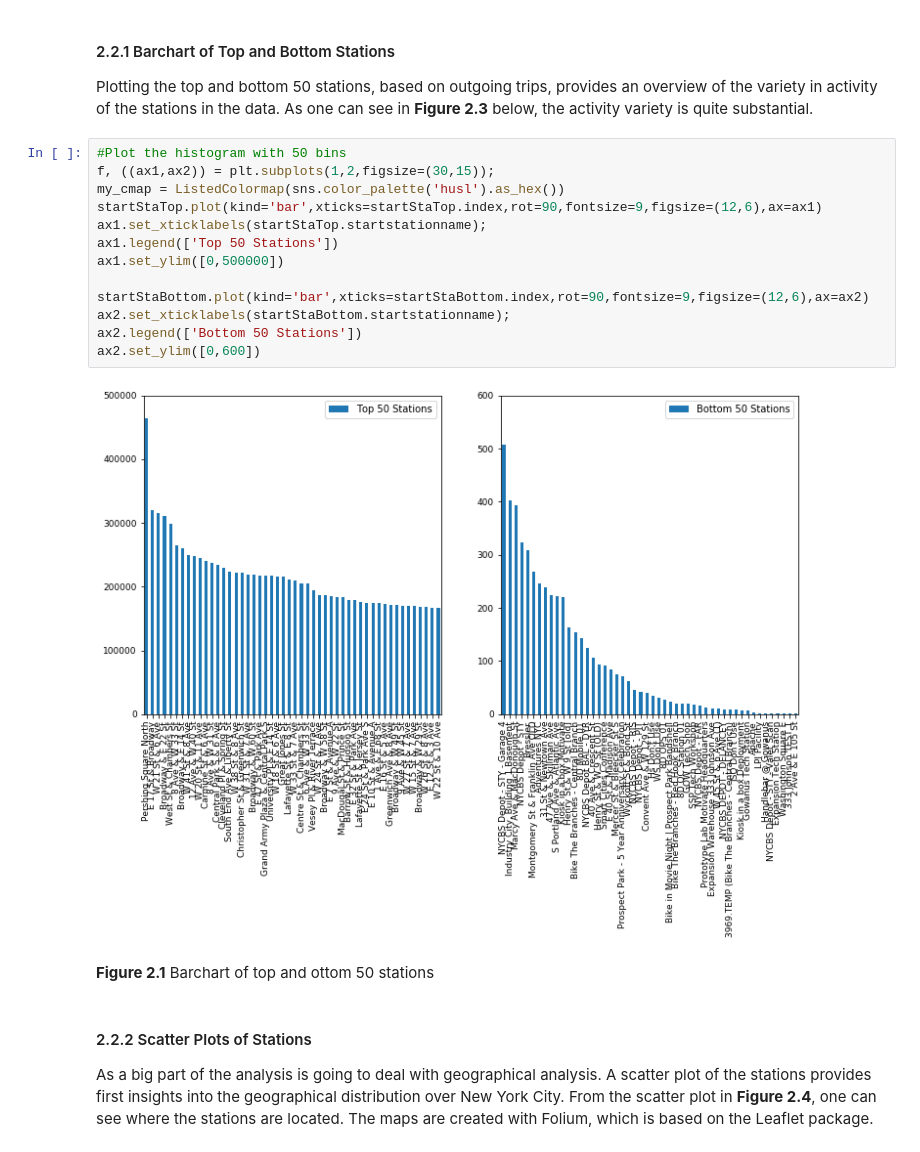
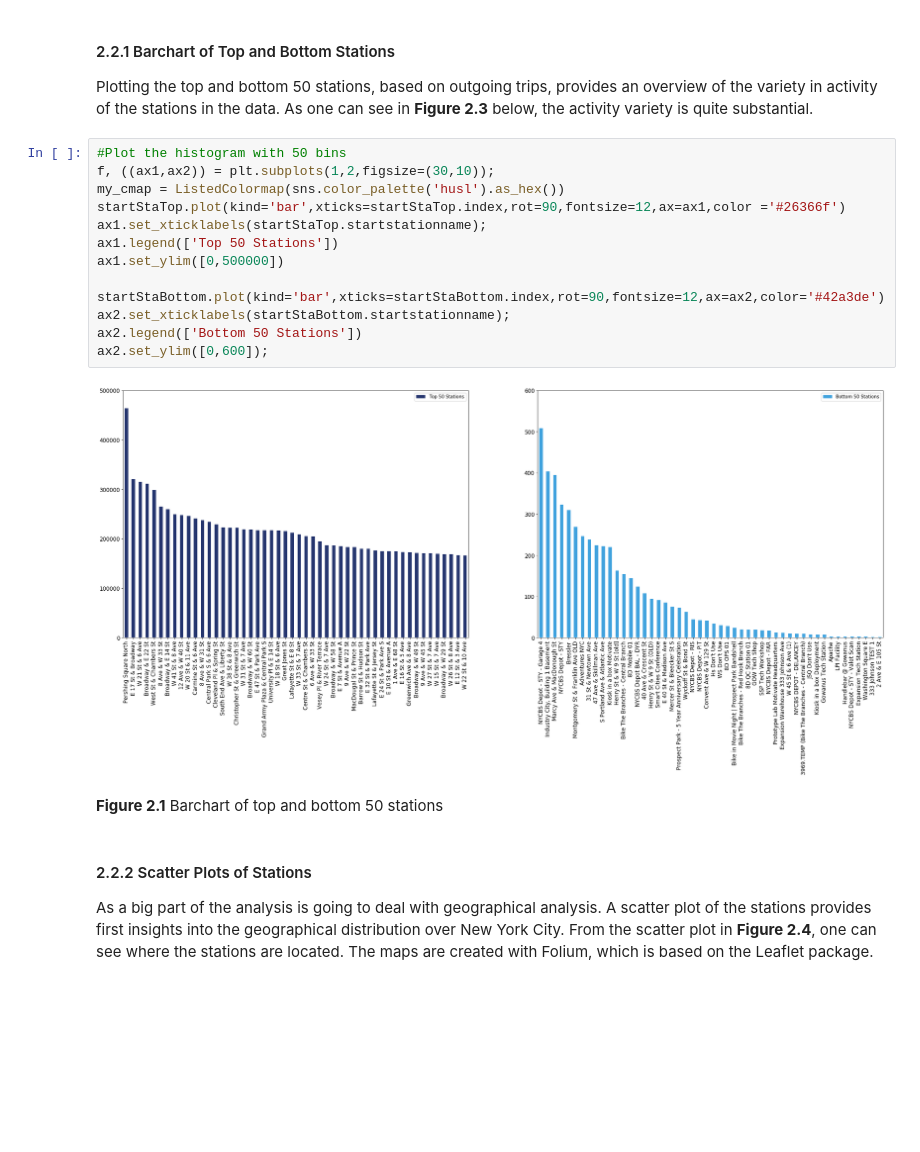
Before and after one commit to eikekutz/SocialDataProject, a Jupyter notebook: ProjectAssignmentB.ipynb, the cells around one changed output. Cells and saved outputs as stored; diff of their text form; blank space fills up the shorter version.

```diff
--- a/ProjectAssignmentB.ipynb
+++ b/ProjectAssignmentB.ipynb
@@ -158,21 +156,21 @@ startStaBottom=startStations[-50:]
 Plotting the top and bottom 50 stations, based on outgoing trips, provides an overview of the variety in activity of the stations in the data. As one can see in **Figure 2.3** below, the activity variety is quite substantial.
 # %%
 #Plot the histogram with 50 bins
-f, ((ax1,ax2)) = plt.subplots(1,2,figsize=(30,15));
+f, ((ax1,ax2)) = plt.subplots(1,2,figsize=(30,10));
 my_cmap = ListedColormap(sns.color_palette('husl').as_hex())
-startStaTop.plot(kind='bar',xticks=startStaTop.index,rot=90,fontsize=9,figsize=(12,6),ax=ax1)
+startStaTop.plot(kind='bar',xticks=startStaTop.index,rot=90,fontsize=12,ax=ax1,color ='#26366f')
 ax1.set_xticklabels(startStaTop.startstationname);
 ax1.legend(['Top 50 Stations'])
 ax1.set_ylim([0,500000])
 
-startStaBottom.plot(kind='bar',xticks=startStaBottom.index,rot=90,fontsize=9,figsize=(12,6),ax=ax2)
+startStaBottom.plot(kind='bar',xticks=startStaBottom.index,rot=90,fontsize=12,ax=ax2,color='#42a3de')
 ax2.set_xticklabels(startStaBottom.startstationname);
 ax2.legend(['Bottom 50 Stations'])
-ax2.set_ylim([0,600])
+ax2.set_ylim([0,600]);
 # %% [output]
-[figure, old version]
+[figure, new version]
 # %% [markdown]
-**Figure 2.1** Barchart of top and ottom 50 stations
+**Figure 2.1** Barchart of top and bottom 50 stations
 # %% [markdown]
 #### 2.2.2 Scatter Plots of Stations
 As a big part of the analysis is going to deal with geographical analysis. A scatter plot of the stations provides first insights into the geographical distribution over New York City. From the scatter plot in **Figure 2.4**, one can see where the stations are located. The maps are created with Folium, which is based on the Leaflet package.
```
Also changed, not shown: parts of 18 cells of this notebook, 17 other files.
